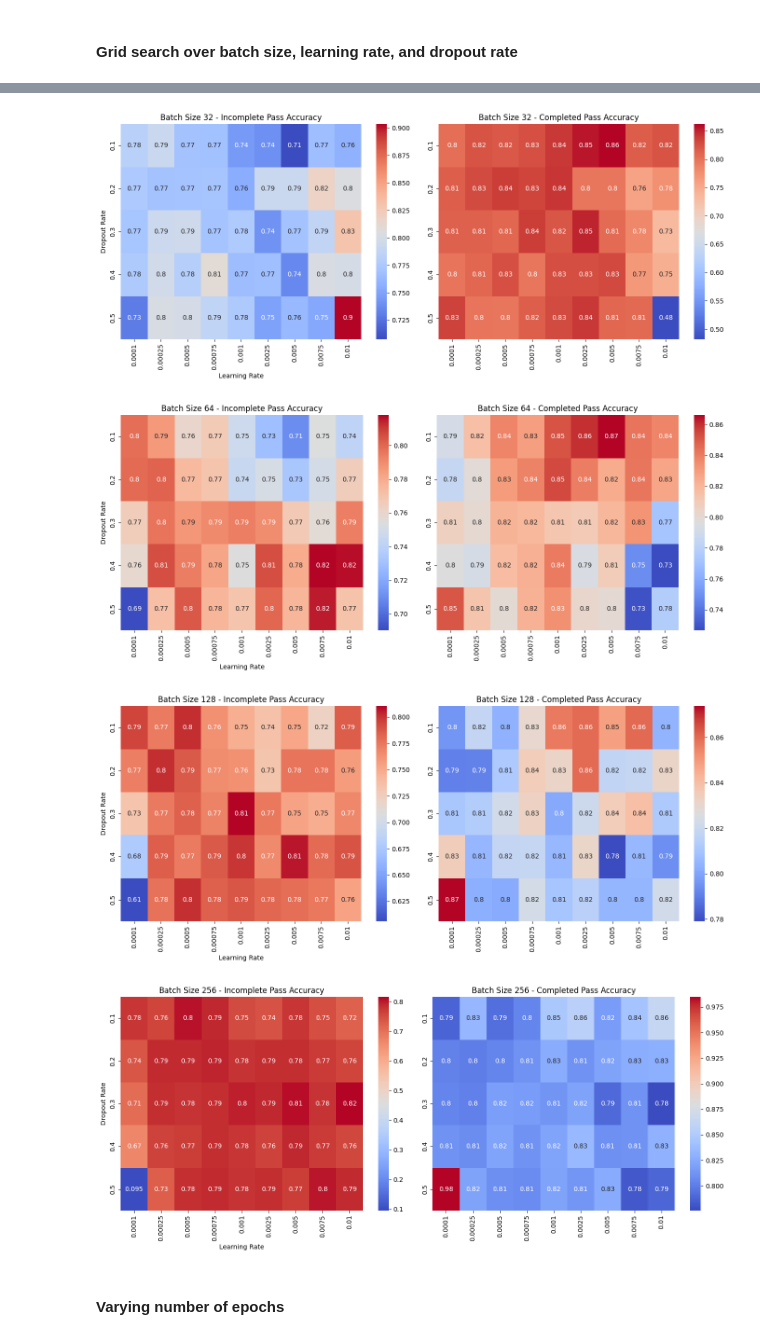
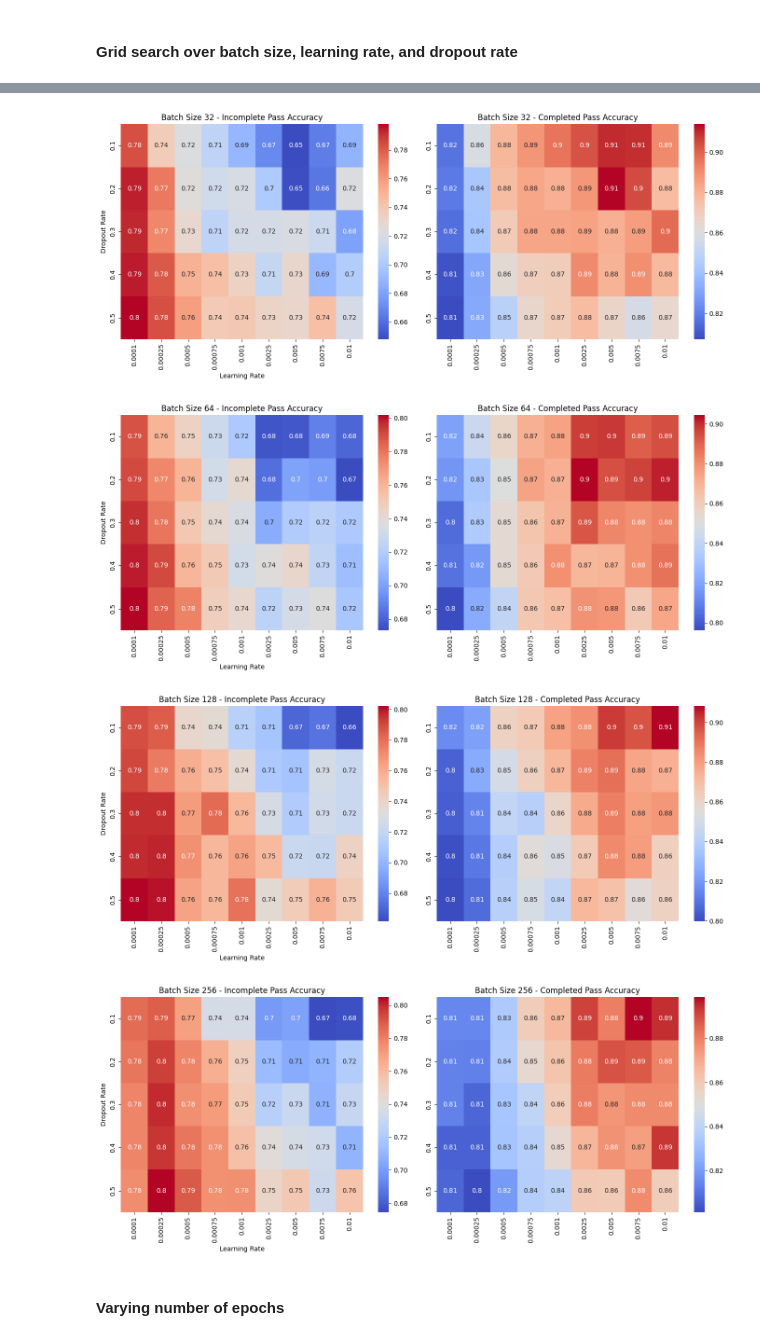
Before and after one commit to ashv1nr/pass-completion-model, a Jupyter notebook: PassCompletionModel.ipynb, the cells around one changed output, grey strips where cells are left out. Drawn from its saved outputs; the diff is of its cells as text; code cells hidden in the pictures.

```diff
--- a/PassCompletionModel.ipynb
+++ b/PassCompletionModel.ipynb
@@ -434,12 +435,12 @@ team = 'Chelsea'
 # %%
 file = team + '_pass_events.csv'
 og_df = pd.read_csv(file)
-new_df = og_df.copy(deep=True)
-new_df.drop(columns=['player'], inplace=True)
-unique_player_ids = pd.unique(new_df['player_id'])
+model_df = og_df.copy(deep=True)
+model_df.drop(columns=['player', 'position'], inplace=True)
+unique_player_ids = pd.unique(model_df['player_id'])
 old_id_to_new_id = {old_id: new_id for new_id, old_id in enumerate(unique_player_ids)}
-new_df['player_id'] = new_df['player_id'].map(old_id_to_new_id)
-dataset = PassEventsDataset(new_df)
+model_df['player_id'] = model_df['player_id'].map(old_id_to_new_id)
+dataset = PassEventsDataset(model_df)
 # %%
 dataset.df
 # %% [output]
@@ -458,7 +459,7 @@ dataset.df
 18633 rows × 29 columns
 # %%
 num_players = len(np.unique(dataset.get_player_ids()))
-num_features = dataset.get_features().shape[1]
+num_features = dataset.get_features().to_numpy().shape[1]
 output_size = 2
 # %% [markdown]
 ### Experiments
@@ -467,7 +468,7 @@ num_folds = 5
 # %% [markdown]
 #### Applying SMOTE to address class imbalance
 # %%
-num_epochs = 10
+num_epochs = 15
 batch_size = 128
 embedding_dim = 11
 dropout_rate = .2
@@ -486,8 +488,9 @@ plot_performance_vs_boolean_hyperparameter(should_smote, performance, hyperparam
 # %% [markdown]
 #### Grid search over batch size, learning rate, and dropout rate
 # %%
-num_epochs = 10
+num_epochs = 15
 embedding_dim = 11
+weight_decay = 0
 smote = True
 # %%
 batch_sizes = [16, 32, 64, 128, 256]
@@ -511,5 +512,5 @@ np.save('nn_hyperparameter_search_performance.npy', bs_perf)
 # %%
-performance = np.load('nn_hyperparameter_search_performance.npy')
+performance = np.load('hyperparameter_search_performance.npy')
 for batch_size_index, batch_size in enumerate(batch_sizes):
     plot_side_by_side_heatmaps(performance, batch_size_index, batch_size, learning_rates, dropout_rates)
 # %% [output]
@@ -517,7 +518,7 @@ for batch_size_index, batch_size in enumerate(batch_sizes):
-[figure, old version]
+[figure, new version]
-[figure, old version]
+[figure, new version]
-[figure, old version]
+[figure, new version]
-[figure, old version]
+[figure, new version]
 # %% [markdown]
 #### Varying number of epochs
 # %%
```
Also changed, not shown: parts of 61 cells of this notebook, 5 other files.
